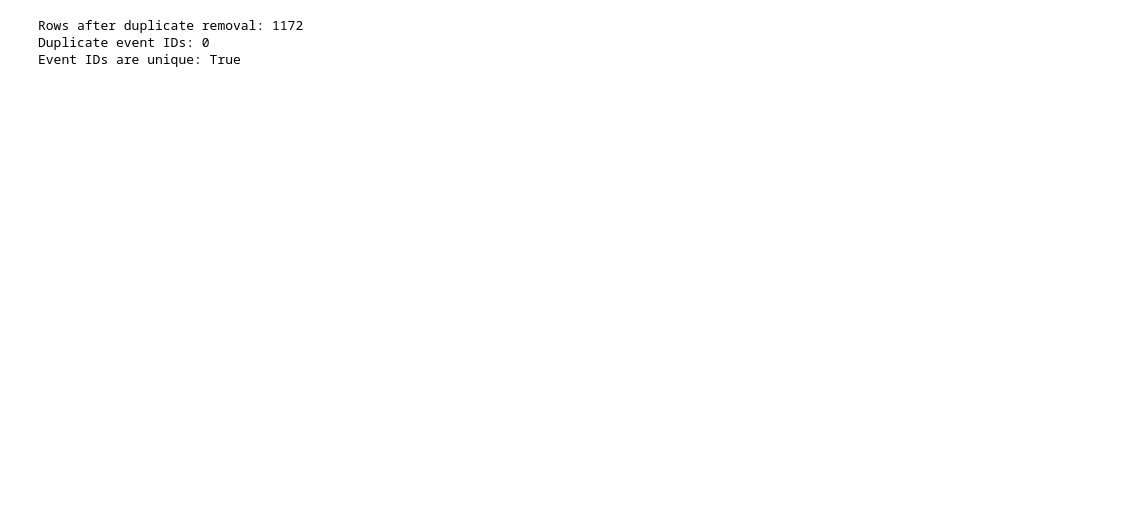
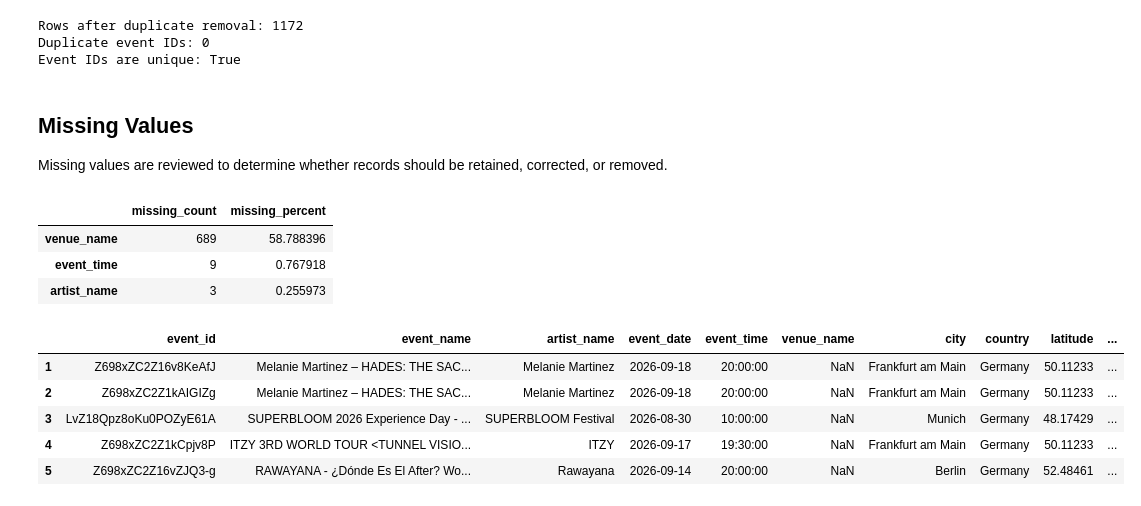
Before and after one commit to avetisyanna/gigroute-europe, a Jupyter notebook: notebooks/02_data_cleaning.ipynb, the cells around one changed output. Cells and saved outputs as stored; diff of their text form; code cells hidden in the pictures; blank space fills up the shorter version.

```diff
--- a/notebooks/02_data_cleaning.ipynb
+++ b/notebooks/02_data_cleaning.ipynb
@@ -151,3 +151,30 @@ print("Event IDs are unique:", events_df["event_id"].is_unique)
 Rows after duplicate removal: 1172
 Duplicate event IDs: 0
 Event IDs are unique: True
+# %% [markdown]
+## Missing Values
+
+Missing values are reviewed to determine whether records should be retained, corrected, or removed.
+# %%
+missing_summary = pd.DataFrame({
+    "missing_count":events_df.isna().sum(),
+    "missing_percent": events_df.isna().mean() * 100
+})
+
+missing_summary[missing_summary["missing_count"] > 0].sort_values("missing_count", ascending= False)
+# %% [output]
+|  | missing_count | missing_percent |
+| venue_name | 689 | 58.788396 |
+| event_time | 9 | 0.767918 |
+| artist_name | 3 | 0.255973 |
+# %%
+missing_venue = events_df[events_df["venue_name"].isna()]
+
+missing_venue.head()
+# %% [output]
+|  | event_id | event_name | artist_name | event_date | event_time | venue_name | city | country | latitude | ... |
+| 1 | Z698xZC2Z16v8KeAfJ | Melanie Martinez – HADES: THE SAC... | Melanie Martinez | 2026-09-18 | 20:00:00 | NaN | Frankfurt am Main | Germany | 50.11233 | ... |
+| 2 | Z698xZC2Z1kAIGIZg | Melanie Martinez – HADES: THE SAC... | Melanie Martinez | 2026-09-18 | 20:00:00 | NaN | Frankfurt am Main | Germany | 50.11233 | ... |
+| 3 | LvZ18Qpz8oKu0POZyE61A | SUPERBLOOM 2026 Experience Day - ... | SUPERBLOOM Festival | 2026-08-30 | 10:00:00 | NaN | Munich | Germany | 48.17429 | ... |
+| 4 | Z698xZC2Z1kCpjv8P | ITZY 3RD WORLD TOUR <TUNNEL VISIO... | ITZY | 2026-09-17 | 19:30:00 | NaN | Frankfurt am Main | Germany | 50.11233 | ... |
+| 5 | Z698xZC2Z16vZJQ3-g | RAWAYANA - ¿Dónde Es El After? Wo... | Rawayana | 2026-09-14 | 20:00:00 | NaN | Berlin | Germany | 52.48461 | ... |
```
Also changed, not shown: parts of 9 cells of this notebook.
